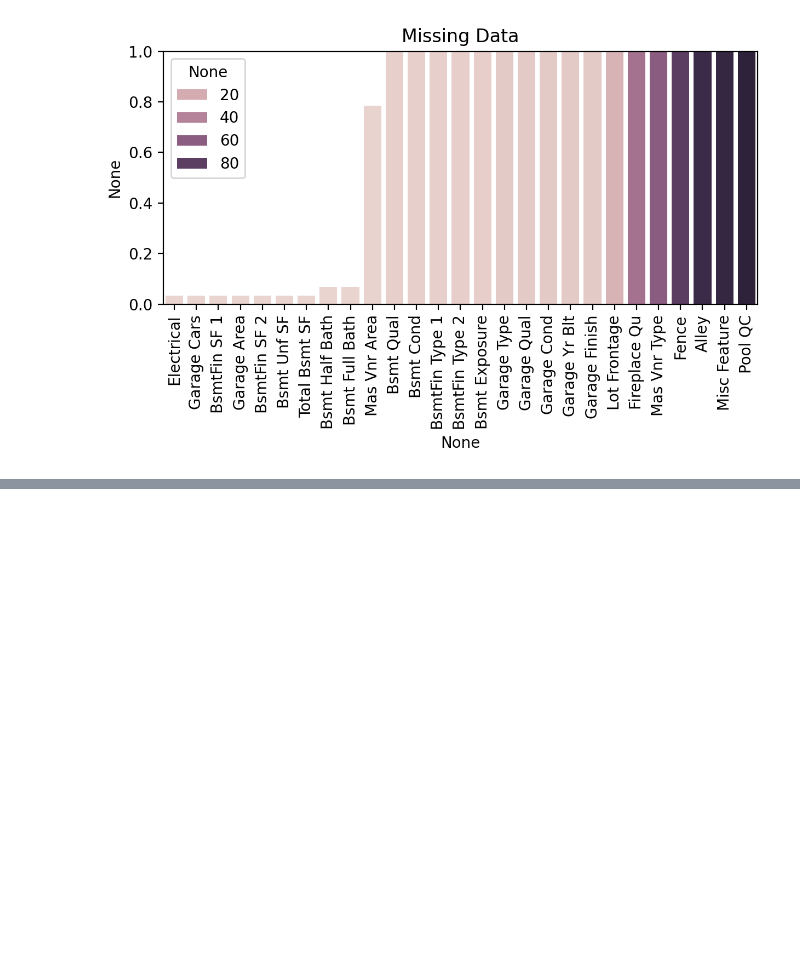
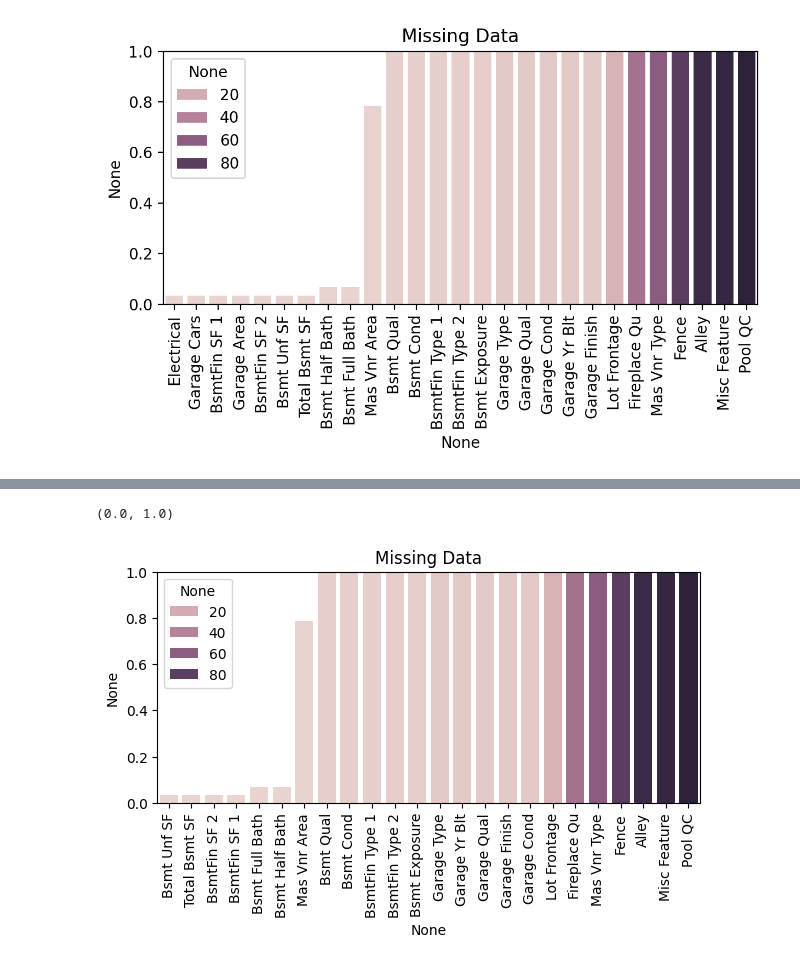
Before and after one commit to sanakulov/ml2, a Jupyter notebook: 09-Feature-Engineering/w1.ipynb, the cells around one changed output, grey strips where cells are left out. Cells and saved outputs as stored; diff of their text form; code cells hidden in the pictures; blank space fills up the shorter version.

```diff
--- a/09-Feature-Engineering/w1.ipynb
+++ b/09-Feature-Engineering/w1.ipynb
@@ -130,0 +156,8 @@ plt.ylim(0,1) # посмотрим, что там по 1% строк
+# %%
+# Стратегия такая: желательно оставлять как можно больше данных - полезно для обучения модели. Но тут всего несколько строк, дешевле их дропать
+# Имеет смысл начинать с тех строк, которые имеют наименьший % отсутствующих строк
+
+
+df = df.dropna(axis=0, subset=['Electrical', 'Garage Area']) # ЛФ чистки датафрейма налловых значений только по ряду параметров
+# %%
+percent_nan = percent_missing(df)
@@ -130,0 +175,8 @@ plt.ylim(0,1) # посмотрим, что там по 1% строк
+# %%
+plt.figure(figsize=(7,3),dpi=100)
+ax = sns.barplot(x=percent_nan.index,y=percent_nan, hue=percent_nan).set_title('Missing Data')
+plt.xticks(rotation=90)
+plt.ylim(0,1) # посмотрим, что там по 1% строк
+# %% [output]
+(0.0, 1.0)
+[figure, added]
```
Also changed, not shown: parts of 16 cells of this notebook, 1 other file.
